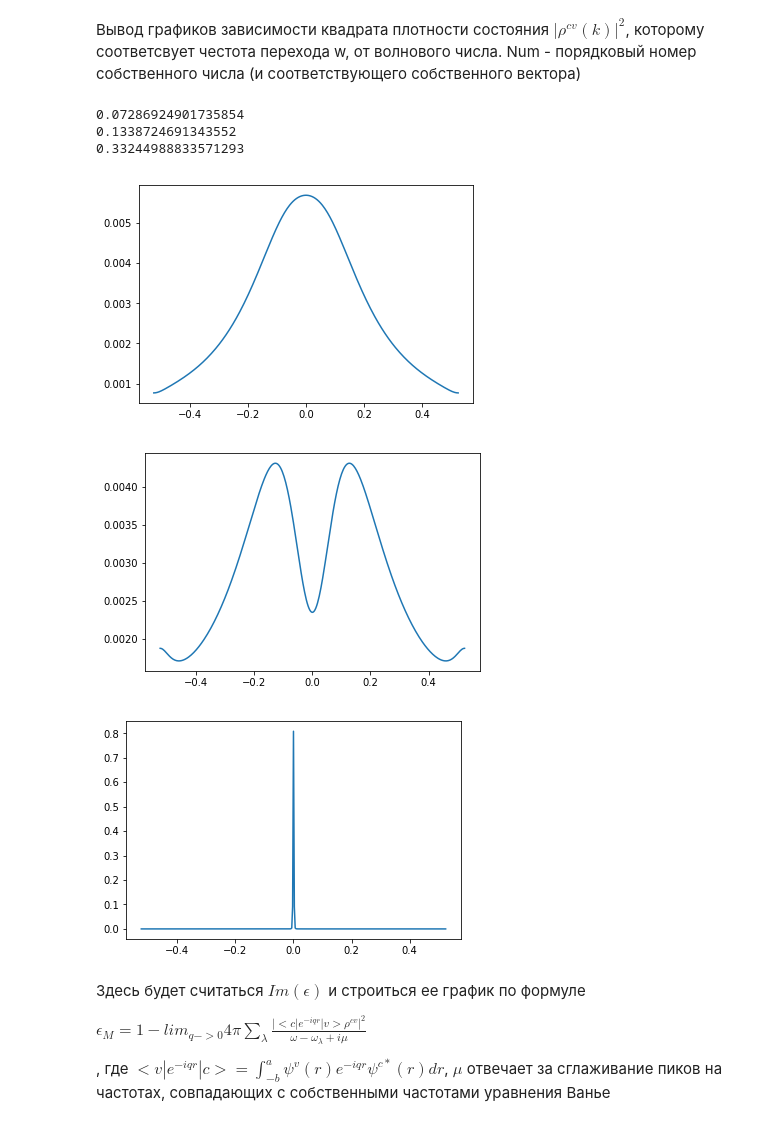
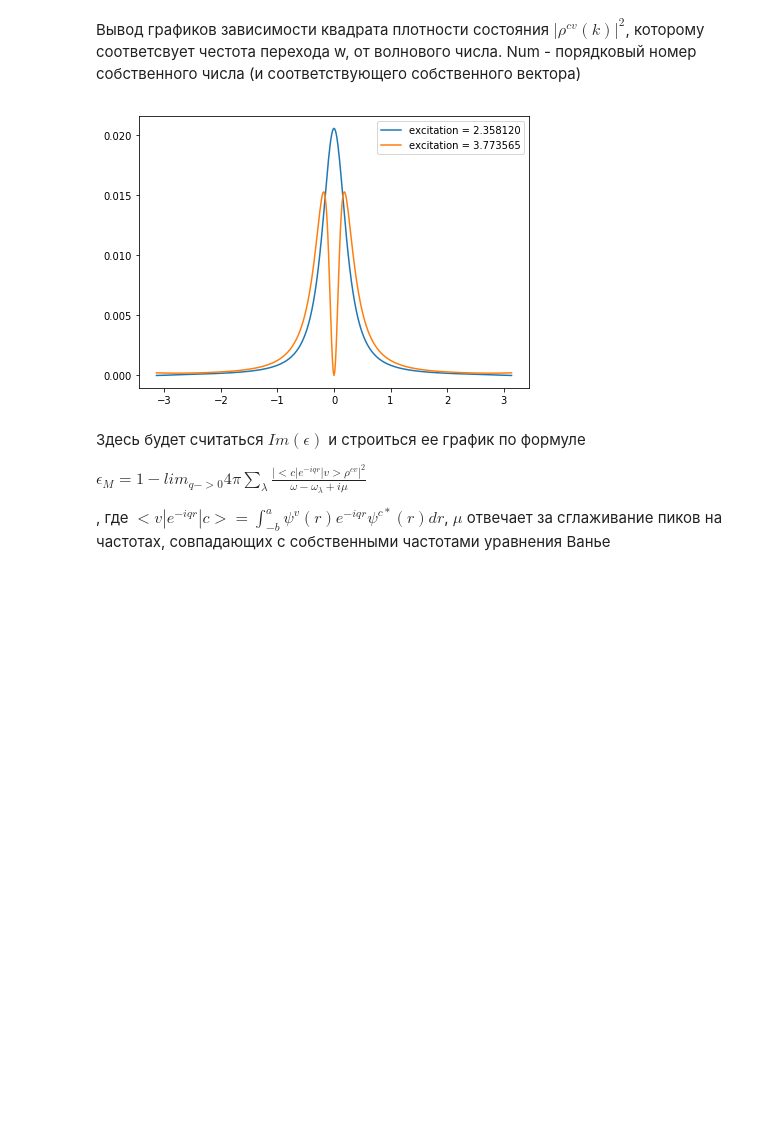
Before and after one commit to MegedMC/KP_problem, a Jupyter notebook: KP_exp_WF.ipynb, the cells around one changed output. Drawn from its saved outputs; the diff is of its cells as text; code cells hidden in the pictures; blank space fills up the shorter version.

```diff
--- a/KP_exp_WF.ipynb
+++ b/KP_exp_WF.ipynb
@@ -22,11 +28,14 @@ A_LR = 15.
 a = 2.6
 b = 0.4
 V = 8.0
-N = 271
+N = 451
 N_r = 90
 A_SC = 0.898*1.4
 alph = 0.01
-A_cont = 3.7 #2.32
-A_LR = 15.
+A_cont = 3.7
+A_LR = 6.02
+q = 0.03
+eta = 0.009
+fr.end = 2.
 # %%
 import numpy
@@ -57,4 +61,5 @@ $$
 # %%
+plt.rcParams['figure.figsize'] = [7,5]
 Func = lambda E: cmath.cos(cmath.sqrt(2*E)*a) * cmath.cosh(b * cmath.sqrt(2 * V - 2 * E)) + \
                    (V / (2*E) - 1.) / cmath.sqrt(V/E - 1.) * cmath.sinh(cmath.sqrt(2*V - 2*E)*b) * \
                     cmath.sin(cmath.sqrt(2*E)*a)
@@ -90,8 +95,14 @@ plt.show()
  \end{cases}
 \end{equation}
 # %%
+#alternatively counts fi(x) for intermideate coordinates
 fi = numpy.zeros((N_r,N,2),dtype = complex)
+fi_alt = numpy.zeros((N_r-1,N,2),dtype = complex)
 opt = numpy.zeros((N,4),dtype = complex)
+r_map_alt = r_map[:-1] + h/2.
+for i in range (0, N_r-1):
+    if (r_map[i]<=0.):
+        N_0_alt = i
 X_full = [[],[]]
 for zone in range (0,2):
     opt[:,zone] = numpy.sqrt(2.*E_map[:,zone+1])
@@ -110,12 +121,20 @@ for z in range (0,2):
     for x in range (0,N_0):
         fi[x,:,z] = X_full[z,:,2]*numpy.exp(-1.j*opt[:,z+2]*r_map[x],dtype=complex)+\
             X_full[z,:,3]*numpy.exp(1.j*opt[:,z+2]*r_map[x],dtype=complex)
+    for x in range (0,N_0_alt):
+        fi_alt[x,:,z] = X_full[z,:,2]*numpy.exp(-1.j*opt[:,z+2]*r_map_alt[x],dtype=complex)+\
+            X_full[z,:,3]*numpy.exp(1.j*opt[:,z+2]*r_map_alt[x],dtype=complex)
     for x in range (N_0,N_r):
         fi[x,:,z] = X_full[z,:,0]*numpy.exp(-1.j*opt[:,z]*r_map[x],dtype=complex)+\
             X_full[z,:,1]*numpy.exp(1.j*opt[:,z]*r_map[x],dtype=complex)
+    for x in range (N_0_alt,N_r-1):
+        fi_alt[x,:,z] = X_full[z,:,0]*numpy.exp(-1.j*opt[:,z]*r_map_alt[x],dtype=complex)+\
+            X_full[z,:,1]*numpy.exp(1.j*opt[:,z]*r_map_alt[x],dtype=complex)
     for i in range (0,N):
         norm = simps(abs(fi[:,i,z])**2,x=None,dx=h)
         fi[:,i,z] = fi[:,i,z] * cmath.sqrt((a+b)/norm)
+        norm = simps(abs(fi_alt[:,i,z])**2,x=None,dx=h)
+        fi_alt[:,i,z] = fi_alt[:,i,z] * cmath.sqrt((a+b)/norm)
 # %% [markdown]
 Этот блок считает $F^{vcvc}$ посредством Soft-Colomb ядра $f_{xc}^{SC}(x,x')=\frac{-A^{SC}}{\sqrt{\alpha+(x-x')^2}}$
 
@@ -137,6 +169,7 @@ F = numpy.fromfunction(f_cont,(N,N), dtype = int)
 # %% [markdown]
 Здесь выводится матрца F(k,k'), а потом решается уравнение (21) как задача на поиск собственных векторов.
 # %%
+plt.rcParams['figure.figsize'] = [7,5]
 x, y = numpy.meshgrid(k_map, k_map)
 fig = plt.contourf(x, y, abs(F))
 plt.colorbar(fig)
@@ -148,18 +181,16 @@ fr,v = numpy.linalg.eigh(F)
 # %% [markdown]
 Вывод графиков зависимости квадрата плотности состояния $|\rho^{cv}(k)|^2$, которому соответсвует честота перехода w, от волнового числа. Num - порядковый номер собственного числа (и соответствующего собственного вектора)
 # %%
-for num in range (0,3):
-    fig, ax = plt.subplots()
-    print(fr[num])
-    ax.plot(k_map, (abs(v[:,num]))**2)
+plt.rcParams['figure.figsize'] = [7,5]
+fig, ax = plt.subplots()
+num = 0
+while (fr[num] < E_map[N//2,2] - E_map[N//2,1]):
+    ax.plot(k_map, (abs(v[:,num]))**2, label='excitation = %(first)f' % {"first": fr[num]})
+    num = num + 1
+ax.legend()
 plt.show()
 # %% [output]
-0.07286924901735854
-0.1338724691343552
-0.33244988833571293
-[figure, old version]
+[figure, new version]
-[figure, removed]
-[figure, removed]
 # %% [markdown]
 Здесь будет считаться $Im (\epsilon)$ и строиться ее график по формуле
 
```
Also changed, not shown: parts of 12 cells of this notebook.
